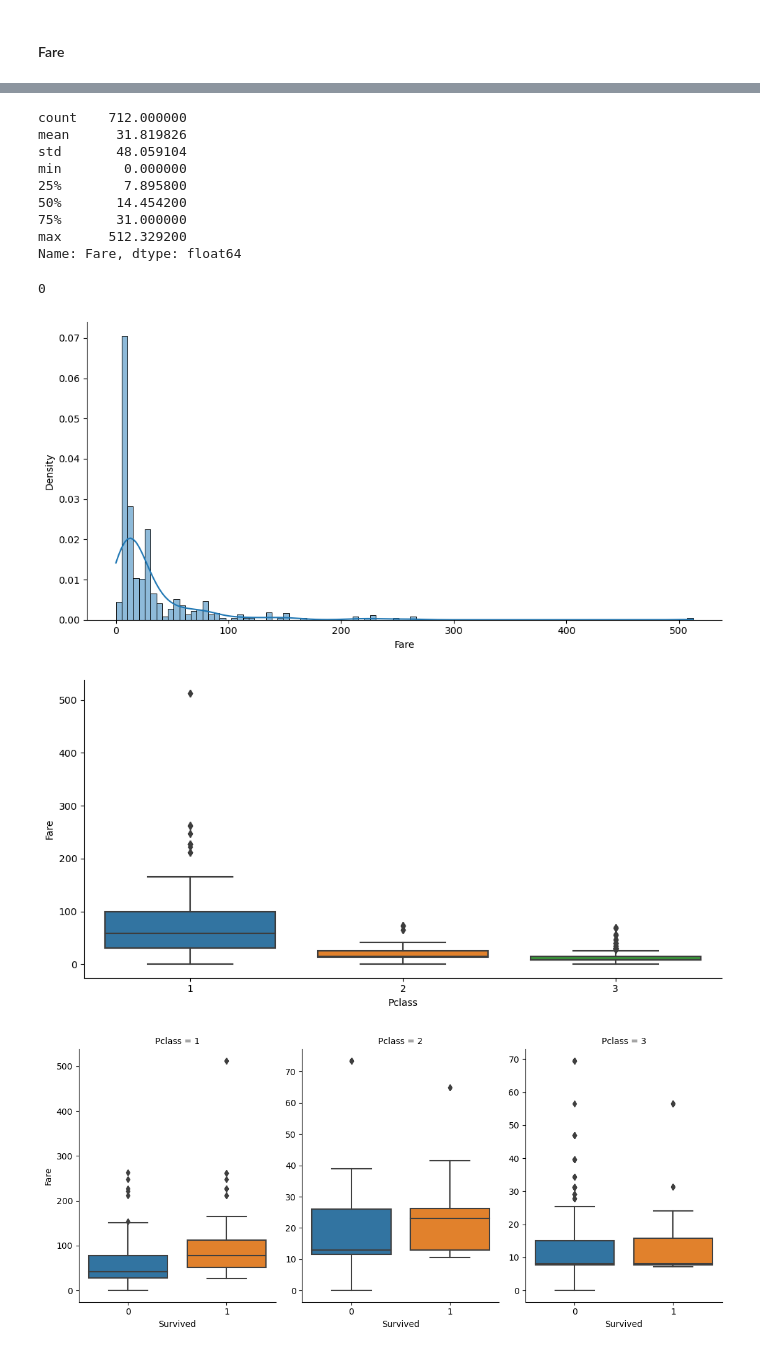
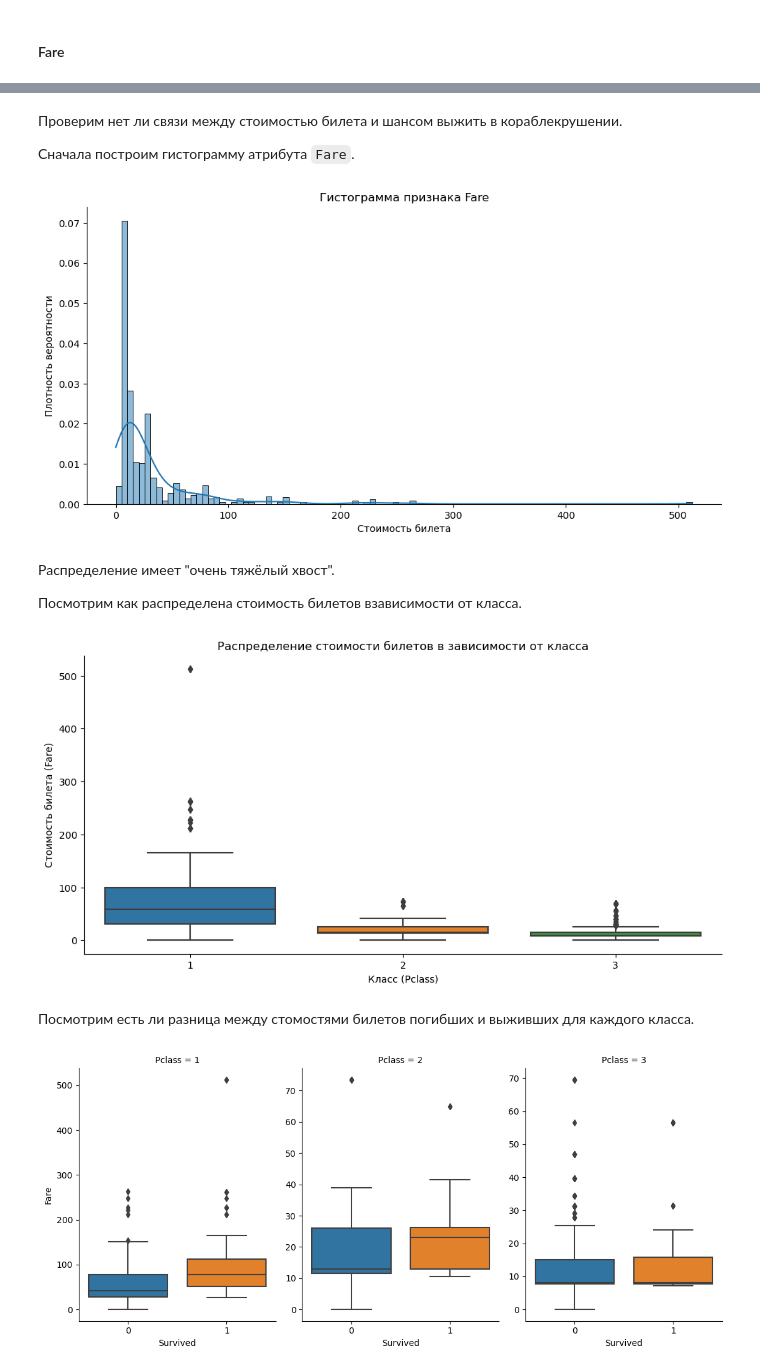
Before and after one commit to AlekseiBogachev/Titanic-Machine-Learning-from-Disaster, a Jupyter notebook: sources/Titanic-Machine-Learning-from-Disaster.ipynb, the cells around one changed output, grey strips where cells are left out. Cells and saved outputs as stored; diff of their text form; code cells hidden in the pictures.

```diff
--- a/sources/Titanic-Machine-Learning-from-Disaster.ipynb
+++ b/sources/Titanic-Machine-Learning-from-Disaster.ipynb
@@ -900,30 +906,32 @@ memory usage: 11.1 KB
-# %%
-exploratory_set.Fare.describe()
-# %% [output]
-count    712.000000
-mean      31.819826
-std       48.059104
-min        0.000000
-25%        7.895800
-50%       14.454200
-75%       31.000000
-max      512.329200
-Name: Fare, dtype: float64
-# %%
-exploratory_set.Fare.isna().sum()
-# %% [output]
-0
+# %% [markdown]
+Проверим нет ли связи между стоимостью билета и шансом выжить в кораблекрушении.
+
+Сначала построим гистограмму атрибута `Fare`.
 # %%
 sns.displot(data=exploratory_set, x='Fare', stat='density', aspect=2, kde=True)
-# plt.savefig('../docs/images/fare_distribution.pdf', bbox_inches='tight')
+
+plt.title('Гистограмма признака Fare')
+plt.xlabel('Стоимость билета')
+plt.ylabel('Плотность вероятности')
+
 plt.show()
 # %% [output]
-[figure, old version]
+[figure, new version]
+# %% [markdown]
+Распределение имеет "очень тяжёлый хвост".
+
+Посмотрим как распределена стоимость билетов взависимости от класса.
 # %%
 sns.catplot(data=exploratory_set, y='Fare', x='Pclass', aspect=2, kind='box')
-# plt.savefig('../docs/images/fare_distribution_by_pclass.pdf', bbox_inches='tight')
+
+plt.title('Распределение стоимости билетов в зависимости от класса')
+plt.xlabel('Класс (Pclass)')
+plt.ylabel('Стоимость билета (Fare)')
+
 plt.show()
 # %% [output]
-[figure, old version]
+[figure, new version]
+# %% [markdown]
+Посмотрим есть ли разница между стомостями билетов погибших и выживших для каждого класса.
 # %%
 sns.catplot(data=exploratory_set, y='Fare', x='Survived', col='Pclass', sharey=False, kind='box', aspect=0.75)
```
Also changed, not shown: parts of 42 cells of this notebook.
